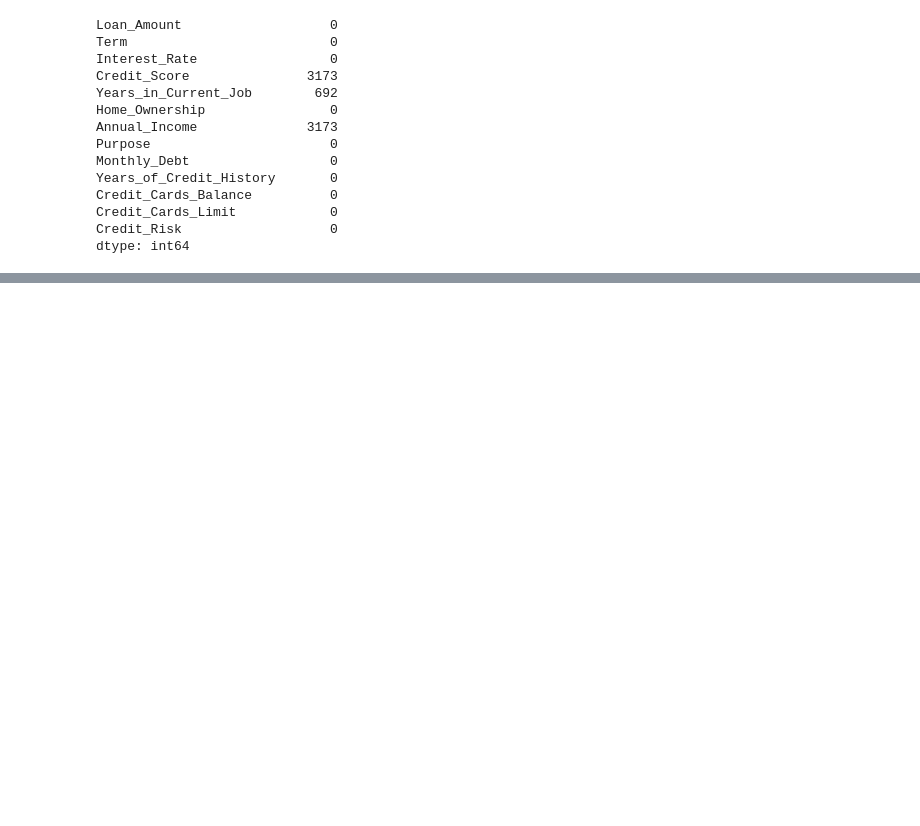
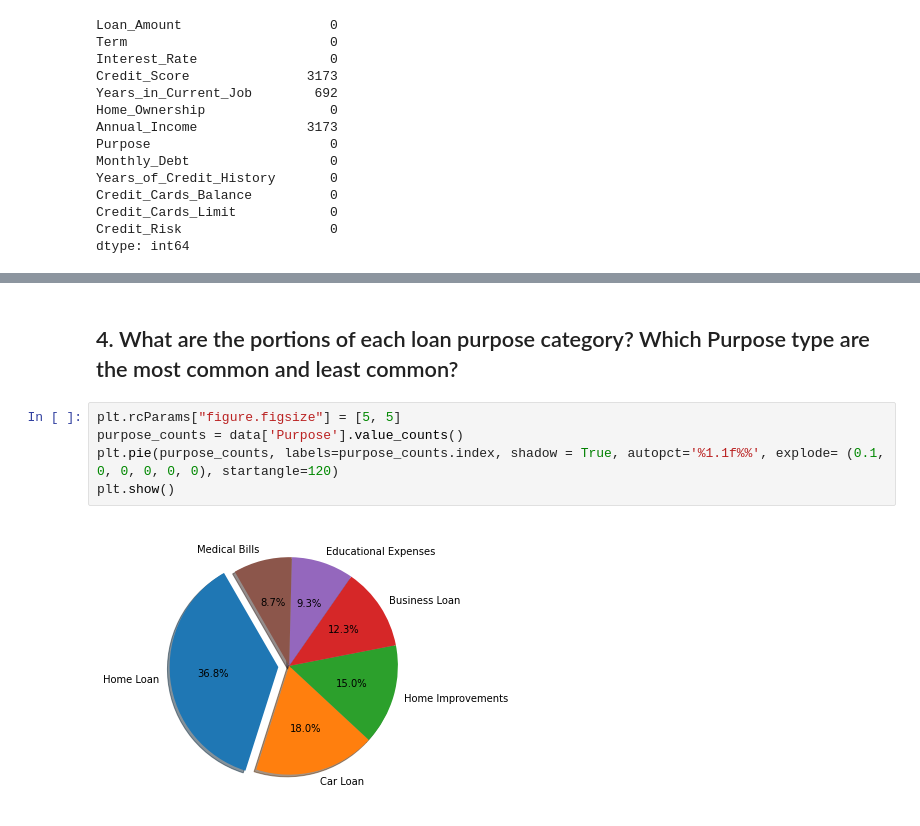
Before and after one commit to karelyrodri/Machine-Learning-CS5262-50, a Jupyter notebook: CS5262_50.ipynb, the cells around one changed output, grey strips where cells are left out. Cells and saved outputs as stored; diff of their text form; blank space fills up the shorter version.

```diff
--- a/CS5262_50.ipynb
+++ b/CS5262_50.ipynb
@@ -133,0 +188,9 @@ dtype: int64
+# %% [markdown]
+## 4. What are the portions of each loan purpose category? Which Purpose type are the most common and least common?
+# %%
+plt.rcParams["figure.figsize"] = [5, 5]
+purpose_counts = data['Purpose'].value_counts()
+plt.pie(purpose_counts, labels=purpose_counts.index, shadow = True, autopct='%1.1f%%', explode= (0.1, 0, 0, 0, 0, 0), startangle=120)
+plt.show()
+# %% [output]
+[figure, added]
```
Also changed, not shown: parts of 20 cells of this notebook.
